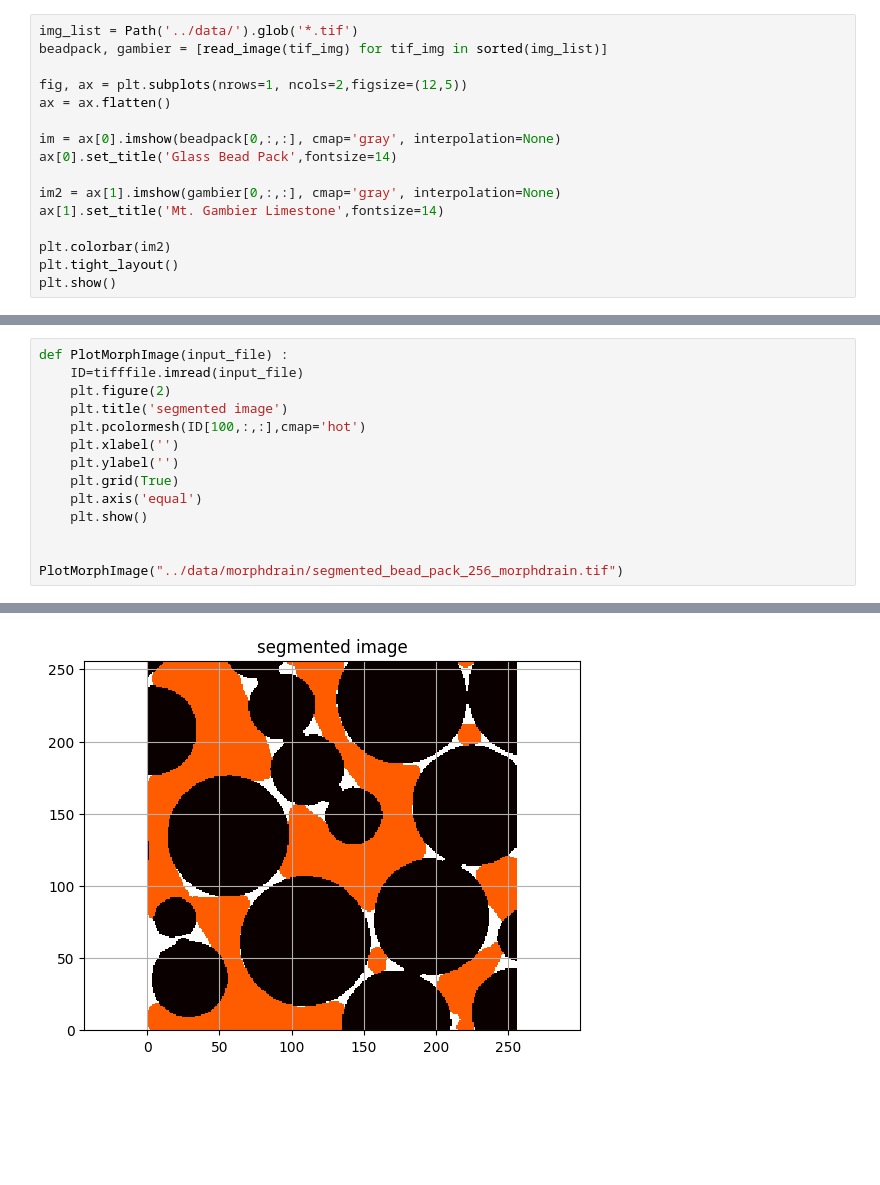
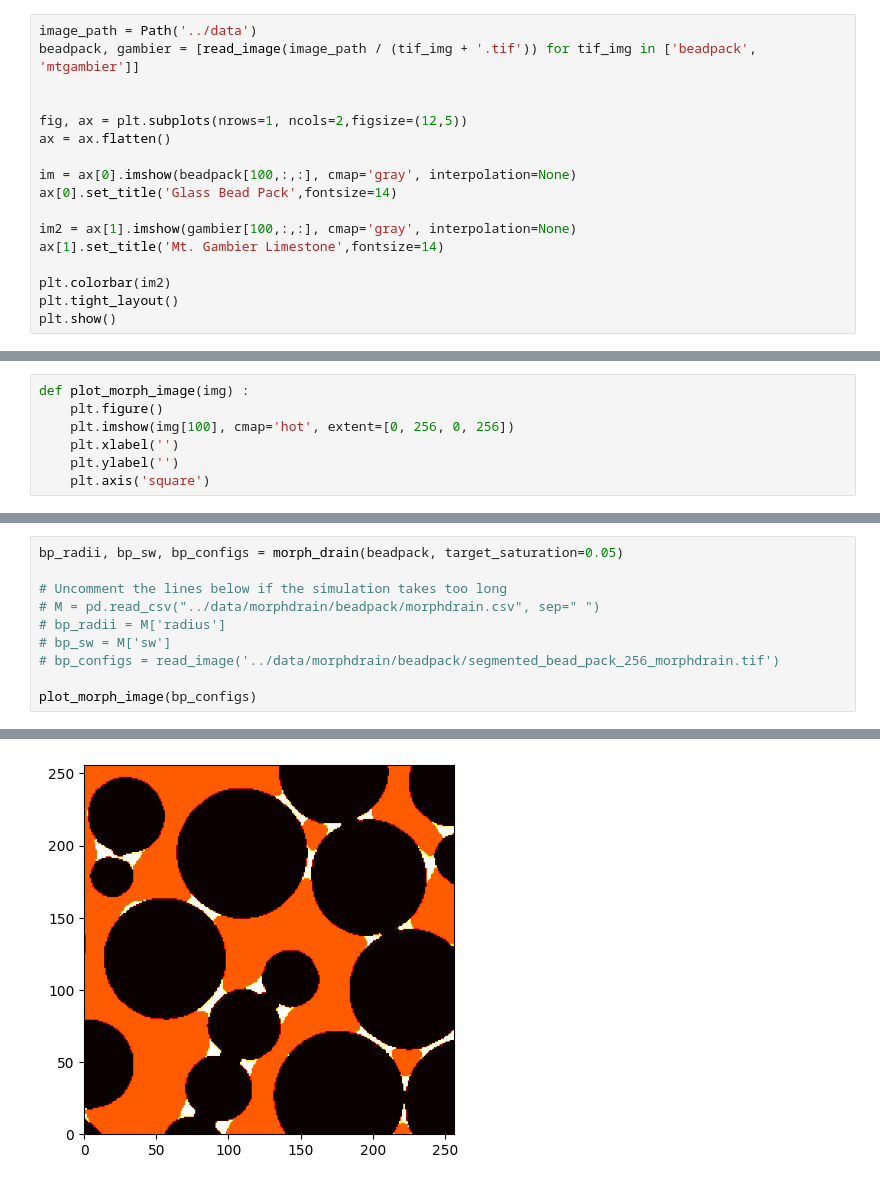
Before and after one commit to digital-porous-media/AGU24_Workshop, a Jupyter notebook: tutorial/1D_Morphological_Drainage.ipynb, the cells around one changed output, grey strips where cells are left out. Cells and saved outputs as stored; diff of their text form; blank space fills up the shorter version.

Commit message:
Update morphdrain notebook

```diff
--- a/tutorial/1D_Morphological_Drainage.ipynb
+++ b/tutorial/1D_Morphological_Drainage.ipynb
@@ -39,14 +43,15 @@ from IPython.display import display, clear_output
 # %%
-img_list = Path('../data/').glob('*.tif')
-beadpack, gambier = [read_image(tif_img) for tif_img in sorted(img_list)]
+image_path = Path('../data')
+beadpack, gambier = [read_image(image_path / (tif_img + '.tif')) for tif_img in ['beadpack', 'mtgambier']]
+
 
 fig, ax = plt.subplots(nrows=1, ncols=2,figsize=(12,5))
 ax = ax.flatten()
 
-im = ax[0].imshow(beadpack[0,:,:], cmap='gray', interpolation=None)
+im = ax[0].imshow(beadpack[100,:,:], cmap='gray', interpolation=None)
 ax[0].set_title('Glass Bead Pack',fontsize=14)
 
-im2 = ax[1].imshow(gambier[0,:,:], cmap='gray', interpolation=None)
+im2 = ax[1].imshow(gambier[100,:,:], cmap='gray', interpolation=None)
 ax[1].set_title('Mt. Gambier Limestone',fontsize=14)
 
 plt.colorbar(im2)
@@ -57,3 +69,10 @@ plt.show()
+# %%
+def plot_morph_image(img) :
+    plt.figure()
+    plt.imshow(img[100], cmap='hot', extent=[0, 256, 0, 256])
+    plt.xlabel('')
+    plt.ylabel('')
+    plt.axis('square')
 # %% [markdown]
 ## 1. Running morphological drainage with DPM Tools
 
@@ -93,15 +147,11 @@ Because this process is written in Python, it may take a few minutes to run. We
 # %%
-def PlotMorphImage(input_file) :
-    ID=tifffile.imread(input_file)
-    plt.figure(2)
-    plt.title('segmented image')
-    plt.pcolormesh(ID[100,:,:],cmap='hot')
-    plt.xlabel('')
-    plt.ylabel('')
-    plt.grid(True)
-    plt.axis('equal')
-    plt.show()
+bp_radii, bp_sw, bp_configs = morph_drain(beadpack, target_saturation=0.05)
 
+# Uncomment the lines below if the simulation takes too long
+# M = pd.read_csv("../data/morphdrain/beadpack/morphdrain.csv", sep=" ")
+# bp_radii = M['radius']
+# bp_sw = M['sw']
+# bp_configs = read_image('../data/morphdrain/beadpack/segmented_bead_pack_256_morphdrain.tif')
 
-PlotMorphImage("../data/morphdrain/segmented_bead_pack_256_morphdrain.tif")
+plot_morph_image(bp_configs)
 # %% [output]
@@ -108,2 +175,2 @@ PlotMorphImage("../data/morphdrain/segmented_bead_pack_256_morphdrain.tif")
-[figure, old version]
+[figure, new version]
 # %% [markdown]
```
Also changed, not shown: parts of 38 cells of this notebook, 48 other files.
